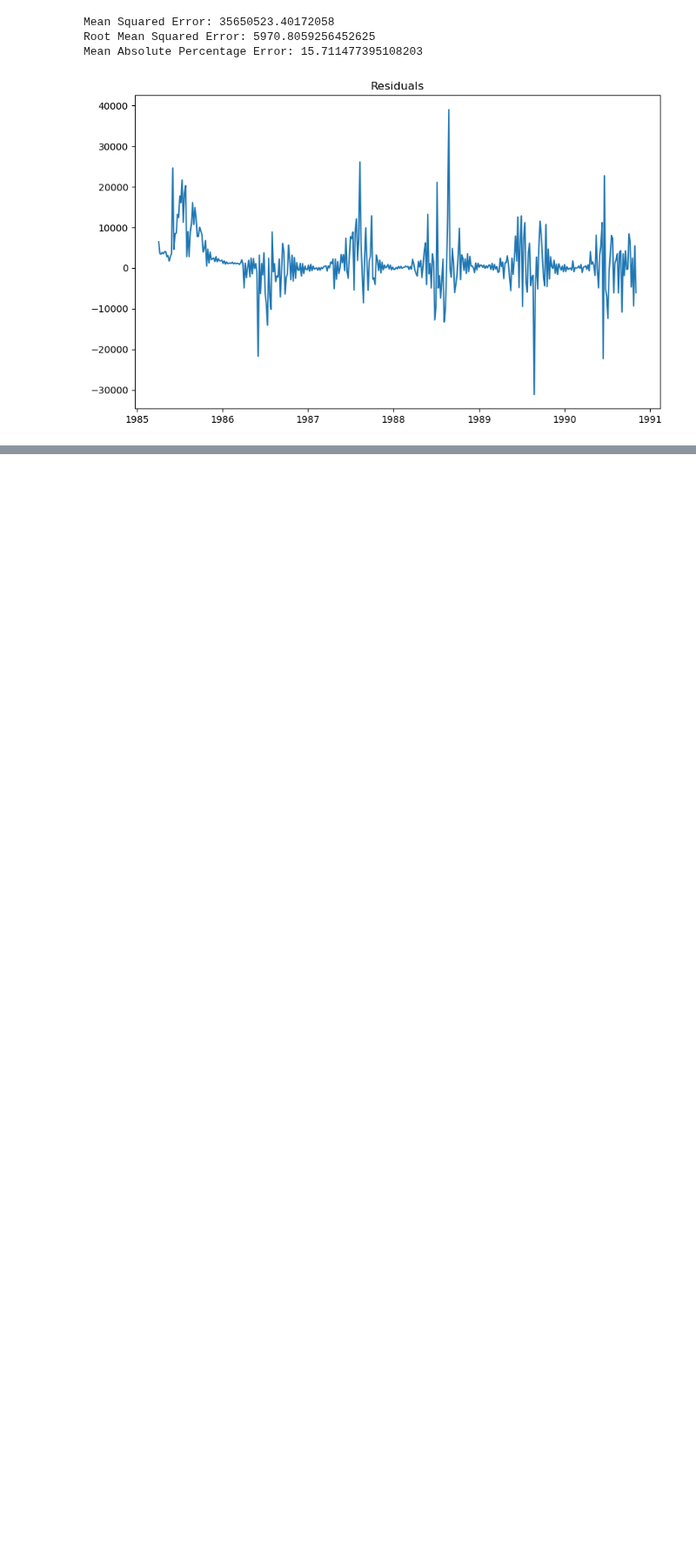
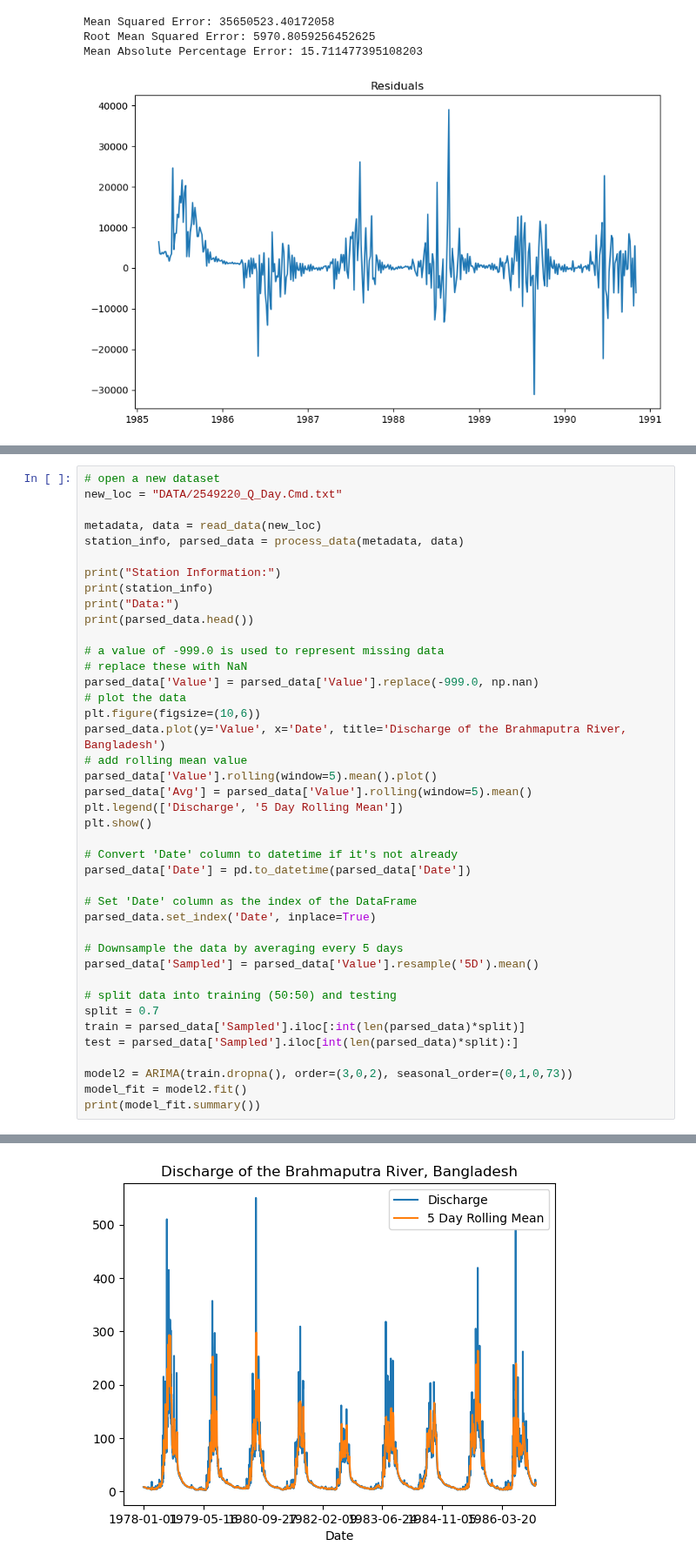
Before and after one commit to pilipb/DP5-code, a Jupyter notebook: arima.ipynb, the cells around one changed output, grey strips where cells are left out. Shown at 87% size. Drawn from its saved outputs; the diff is of its cells as text; blank space fills up the shorter version.

```diff
--- a/arima.ipynb
+++ b/arima.ipynb
@@ -253,0 +389,42 @@ Mean Absolute Percentage Error: 15.711477395108203
+# %%
+# open a new dataset
+new_loc = "DATA/2549220_Q_Day.Cmd.txt"
+
+metadata, data = read_data(new_loc)
+station_info, parsed_data = process_data(metadata, data)
+
+print("Station Information:")
+print(station_info)
+print("Data:")
+print(parsed_data.head())
+
+# a value of -999.0 is used to represent missing data
+# replace these with NaN
+parsed_data['Value'] = parsed_data['Value'].replace(-999.0, np.nan)
+# plot the data
+plt.figure(figsize=(10,6))
+parsed_data.plot(y='Value', x='Date', title='Discharge of the Brahmaputra River, Bangladesh')
+# add rolling mean value
+parsed_data['Value'].rolling(window=5).mean().plot()
+parsed_data['Avg'] = parsed_data['Value'].rolling(window=5).mean()
+plt.legend(['Discharge', '5 Day Rolling Mean'])
+plt.show()
+
+# Convert 'Date' column to datetime if it's not already
+parsed_data['Date'] = pd.to_datetime(parsed_data['Date'])
+
+# Set 'Date' column as the index of the DataFrame
+parsed_data.set_index('Date', inplace=True)
+
+# Downsample the data by averaging every 5 days
+parsed_data['Sampled'] = parsed_data['Value'].resample('5D').mean()
+
+# split data into training (50:50) and testing
+split = 0.7
+train = parsed_data['Sampled'].iloc[:int(len(parsed_data)*split)]
+test = parsed_data['Sampled'].iloc[int(len(parsed_data)*split):]
+
+model2 = ARIMA(train.dropna(), order=(3,0,2), seasonal_order=(0,1,0,73))
+model_fit = model2.fit()
+print(model_fit.summary())
+# %% [output]
@@ -253,0 +441 @@ Mean Absolute Percentage Error: 15.711477395108203
+[figure, added]
```
Also changed, not shown: parts of 8 cells of this notebook.
